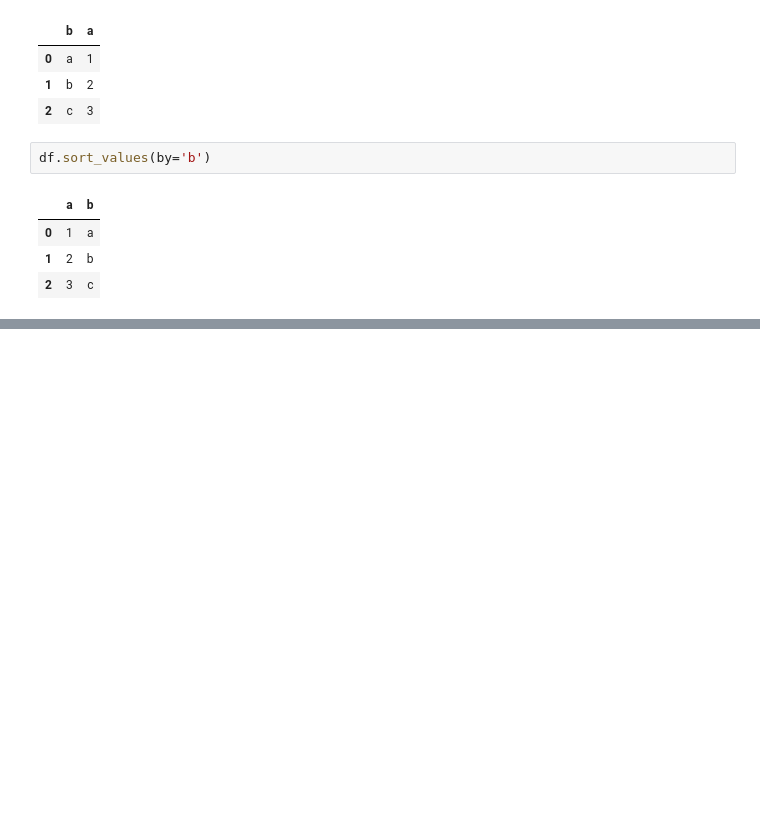
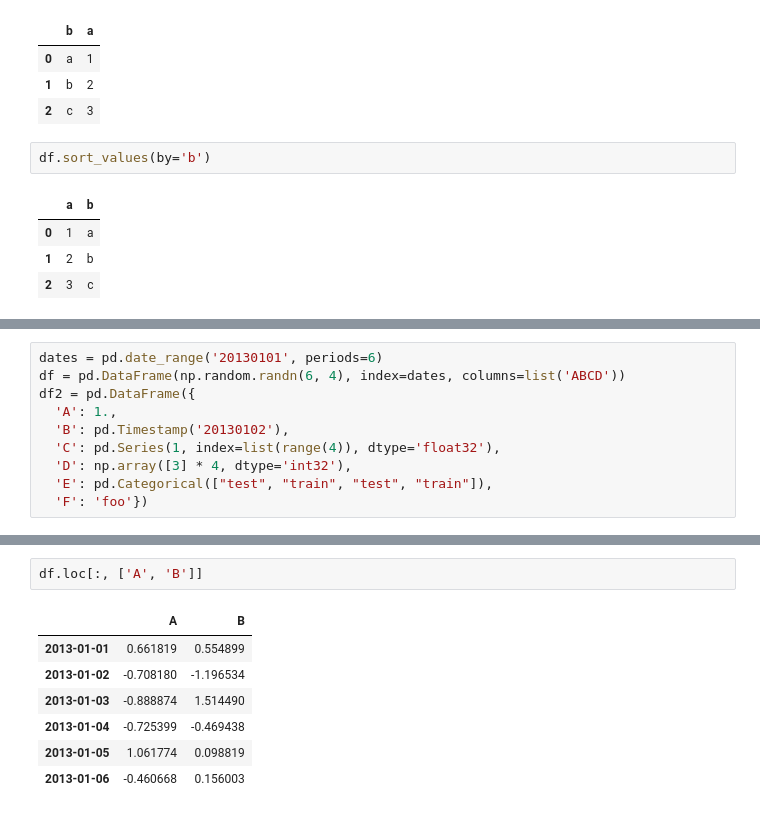
Before and after one commit to Leighson/lighthouse-data-notes-v2, a Jupyter notebook: w02_d2/notes.ipynb, the cells around one changed output, grey strips where cells are left out. Drawn from its saved outputs; the diff is of its cells as text; blank space fills up the shorter version.

```diff
--- a/w02_d2/notes.ipynb
+++ b/w02_d2/notes.ipynb
@@ -421,0 +424,10 @@ df.sort_values(by='b')
+# %%
+dates = pd.date_range('20130101', periods=6)
+df = pd.DataFrame(np.random.randn(6, 4), index=dates, columns=list('ABCD'))
+df2 = pd.DataFrame({
+  'A': 1.,
+  'B': pd.Timestamp('20130102'),
+  'C': pd.Series(1, index=list(range(4)), dtype='float32'),
+  'D': np.array([3] * 4, dtype='int32'),
+  'E': pd.Categorical(["test", "train", "test", "train"]),
+  'F': 'foo'})
@@ -421,0 +468,10 @@ df.sort_values(by='b')
+# %%
+df.loc[:, ['A', 'B']]
+# %% [output]
+|  | A | B |
+| 2013-01-01 | 0.661819 | 0.554899 |
+| 2013-01-02 | -0.708180 | -1.196534 |
+| 2013-01-03 | -0.888874 | 1.514490 |
+| 2013-01-04 | -0.725399 | -0.469438 |
+| 2013-01-05 | 1.061774 | 0.098819 |
+| 2013-01-06 | -0.460668 | 0.156003 |
```
Also changed, not shown: parts of 19 cells of this notebook.
